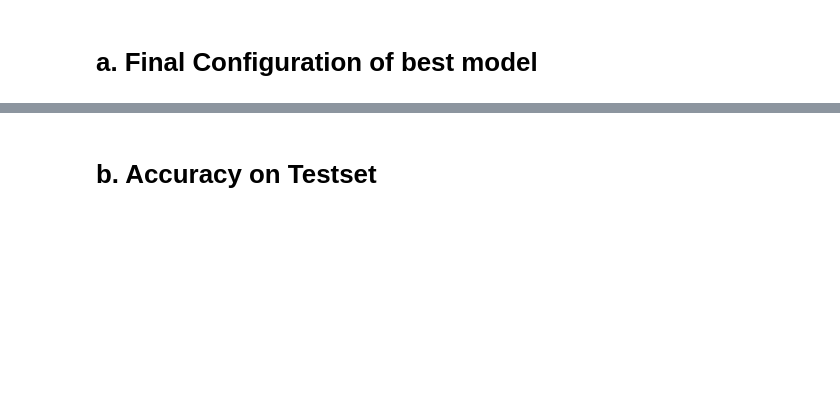
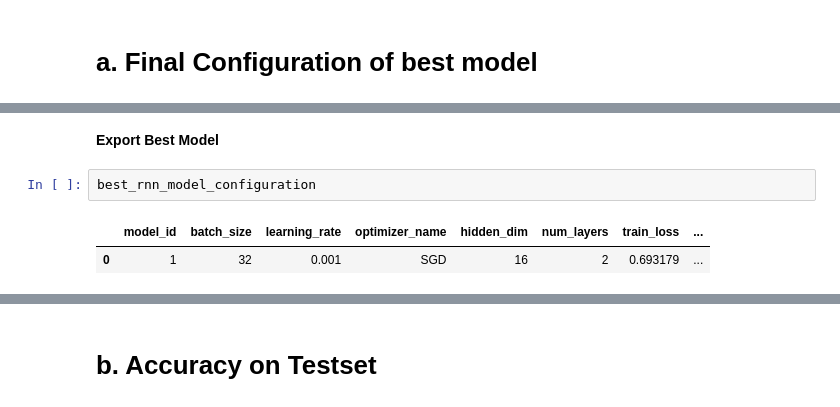
Before and after one commit to xJQx/sc4002-nlp-sentiment-classification, a Jupyter notebook: part2.ipynb, the cells around one changed output, grey strips where cells are left out. Cells and saved outputs as stored; diff of their text form; blank space fills up the shorter version.

```diff
--- a/part2.ipynb
+++ b/part2.ipynb
@@ -231,0 +239,7 @@ model_configurations_results_df.sort_values(by=["val_accuracy"], ascending=False
+# %% [markdown]
+**Export Best Model**
+# %%
+best_rnn_model_configuration
+# %% [output]
+|  | model_id | batch_size | learning_rate | optimizer_name | hidden_dim | num_layers | train_loss | ... |
+| 0 | 1 | 32 | 0.001 | SGD | 16 | 2 | 0.693179 | ... |
```
Also changed, not shown: parts of 11 cells of this notebook, 3 other files.
